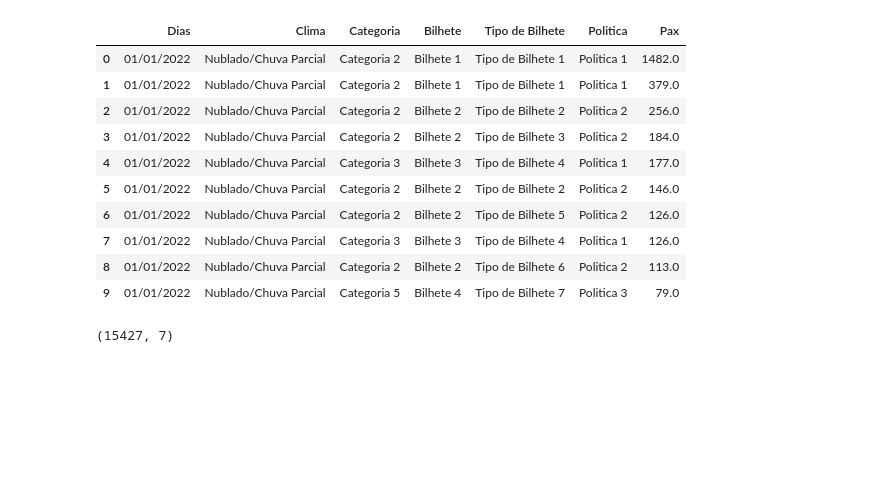
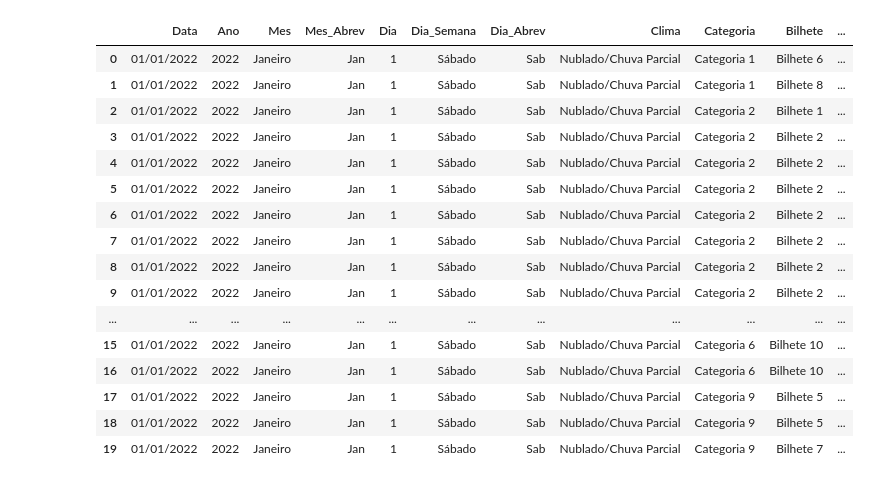
Before and after one commit to ThiagoPedrazi/MVP_Puc, a Jupyter notebook: MVP_ThiagoPedrazi.ipynb, the cells around one changed output. Saved outputs shown, nothing was run; the diff lists cells and outputs as text; code cells hidden in the pictures; blank space fills up the shorter version.

```diff
--- a/MVP_ThiagoPedrazi.ipynb
+++ b/MVP_ThiagoPedrazi.ipynb
@@ -9,3 +32,3 @@ from matplotlib import cm
 # %%
 # Informa a URL de importação do dataset
-url = "https://raw.githubusercontent.com/ThiagoPedrazi/MVP_Puc/MVP_PUC_ThiagoPedrazi/Dataset_Pax.csv"
+url = "https://raw.githubusercontent.com/ThiagoPedrazi/MVP_Puc/MVP_PUC_ThiagoPedrazi/DataSet_Pax"
@@ -12,3 +37,3 @@ url = "https://raw.githubusercontent.com/ThiagoPedrazi/MVP_Puc/MVP_PUC_ThiagoPed
 # %%
 # Lê o arquivo
-dataset = pd.read_csv(url, delimiter=';')
+Dataset_Pax = pd.read_csv(url, encoding = 'utf-8', delimiter = ';')
@@ -15,20 +125,22 @@ dataset = pd.read_csv(url, delimiter=';')
 # %%
-# Mostra as 10 primeiras linhas do dataset
-dataset.head(10)
+# Exibindo as 20 primeiras linhas do Dataset
+
+Dataset_Pax.head(20)
 # %% [output]
-|  | Dias | Clima | Categoria | Bilhete | Tipo de Bilhete | Politica | Pax |
-| 0 | 01/01/2022 | Nublado/Chuva Parcial | Categoria 2 | Bilhete 1 | Tipo de Bilhete 1 | Politica 1 | 1482.0 |
-| 1 | 01/01/2022 | Nublado/Chuva Parcial | Categoria 2 | Bilhete 1 | Tipo de Bilhete 1 | Politica 1 | 379.0 |
-| 2 | 01/01/2022 | Nublado/Chuva Parcial | Categoria 2 | Bilhete 2 | Tipo de Bilhete 2 | Politica 2 | 256.0 |
-| 3 | 01/01/2022 | Nublado/Chuva Parcial | Categoria 2 | Bilhete 2 | Tipo de Bilhete 3 | Politica 2 | 184.0 |
-| 4 | 01/01/2022 | Nublado/Chuva Parcial | Categoria 3 | Bilhete 3 | Tipo de Bilhete 4 | Politica 1 | 177.0 |
-| 5 | 01/01/2022 | Nublado/Chuva Parcial | Categoria 2 | Bilhete 2 | Tipo de Bilhete 2 | Politica 2 | 146.0 |
-| 6 | 01/01/2022 | Nublado/Chuva Parcial | Categoria 2 | Bilhete 2 | Tipo de Bilhete 5 | Politica 2 | 126.0 |
-| 7 | 01/01/2022 | Nublado/Chuva Parcial | Categoria 3 | Bilhete 3 | Tipo de Bilhete 4 | Politica 1 | 126.0 |
-| 8 | 01/01/2022 | Nublado/Chuva Parcial | Categoria 2 | Bilhete 2 | Tipo de Bilhete 6 | Politica 2 | 113.0 |
-| 9 | 01/01/2022 | Nublado/Chuva Parcial | Categoria 5 | Bilhete 4 | Tipo de Bilhete 7 | Politica 3 | 79.0 |
+|  | Data | Ano | Mes | Mes_Abrev | Dia | Dia_Semana | Dia_Abrev | Clima | Categoria | Bilhete | ... |
+| 0 | 01/01/2022 | 2022 | Janeiro | Jan | 1 | Sábado | Sab | Nublado/Chuva Parcial | Categoria 1 | Bilhete 6 | ... |
+| 1 | 01/01/2022 | 2022 | Janeiro | Jan | 1 | Sábado | Sab | Nublado/Chuva Parcial | Categoria 1 | Bilhete 8 | ... |
+| 2 | 01/01/2022 | 2022 | Janeiro | Jan | 1 | Sábado | Sab | Nublado/Chuva Parcial | Categoria 2 | Bilhete 1 | ... |
+| 3 | 01/01/2022 | 2022 | Janeiro | Jan | 1 | Sábado | Sab | Nublado/Chuva Parcial | Categoria 2 | Bilhete 2 | ... |
+| 4 | 01/01/2022 | 2022 | Janeiro | Jan | 1 | Sábado | Sab | Nublado/Chuva Parcial | Categoria 2 | Bilhete 2 | ... |
+| 5 | 01/01/2022 | 2022 | Janeiro | Jan | 1 | Sábado | Sab | Nublado/Chuva Parcial | Categoria 2 | Bilhete 2 | ... |
+| 6 | 01/01/2022 | 2022 | Janeiro | Jan | 1 | Sábado | Sab | Nublado/Chuva Parcial | Categoria 2 | Bilhete 2 | ... |
+| 7 | 01/01/2022 | 2022 | Janeiro | Jan | 1 | Sábado | Sab | Nublado/Chuva Parcial | Categoria 2 | Bilhete 2 | ... |
+| 8 | 01/01/2022 | 2022 | Janeiro | Jan | 1 | Sábado | Sab | Nublado/Chuva Parcial | Categoria 2 | Bilhete 2 | ... |
+| 9 | 01/01/2022 | 2022 | Janeiro | Jan | 1 | Sábado | Sab | Nublado/Chuva Parcial | Categoria 2 | Bilhete 2 | ... |
+| ... | ... | ... | ... | ... | ... | ... | ... | ... | ... | ... | ... |
+| 15 | 01/01/2022 | 2022 | Janeiro | Jan | 1 | Sábado | Sab | Nublado/Chuva Parcial | Categoria 6 | Bilhete 10 | ... |
+| 16 | 01/01/2022 | 2022 | Janeiro | Jan | 1 | Sábado | Sab | Nublado/Chuva Parcial | Categoria 6 | Bilhete 10 | ... |
+| 17 | 01/01/2022 | 2022 | Janeiro | Jan | 1 | Sábado | Sab | Nublado/Chuva Parcial | Categoria 9 | Bilhete 5 | ... |
+| 18 | 01/01/2022 | 2022 | Janeiro | Jan | 1 | Sábado | Sab | Nublado/Chuva Parcial | Categoria 9 | Bilhete 5 | ... |
+| 19 | 01/01/2022 | 2022 | Janeiro | Jan | 1 | Sábado | Sab | Nublado/Chuva Parcial | Categoria 9 | Bilhete 7 | ... |
-# %%
-# Mostra as dimensões do dataset
-dataset.shape
-# %% [output]
-(15427, 7)
```
Also changed, not shown: parts of 36 cells of this notebook.
